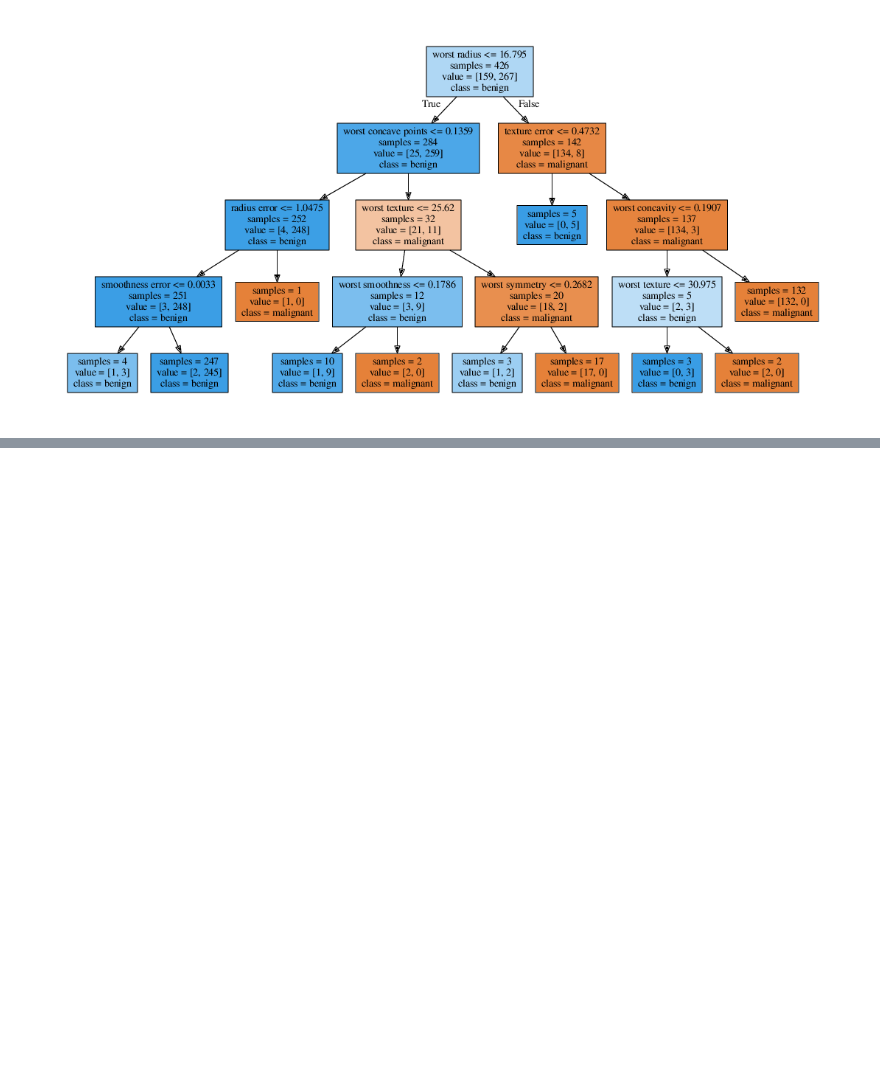
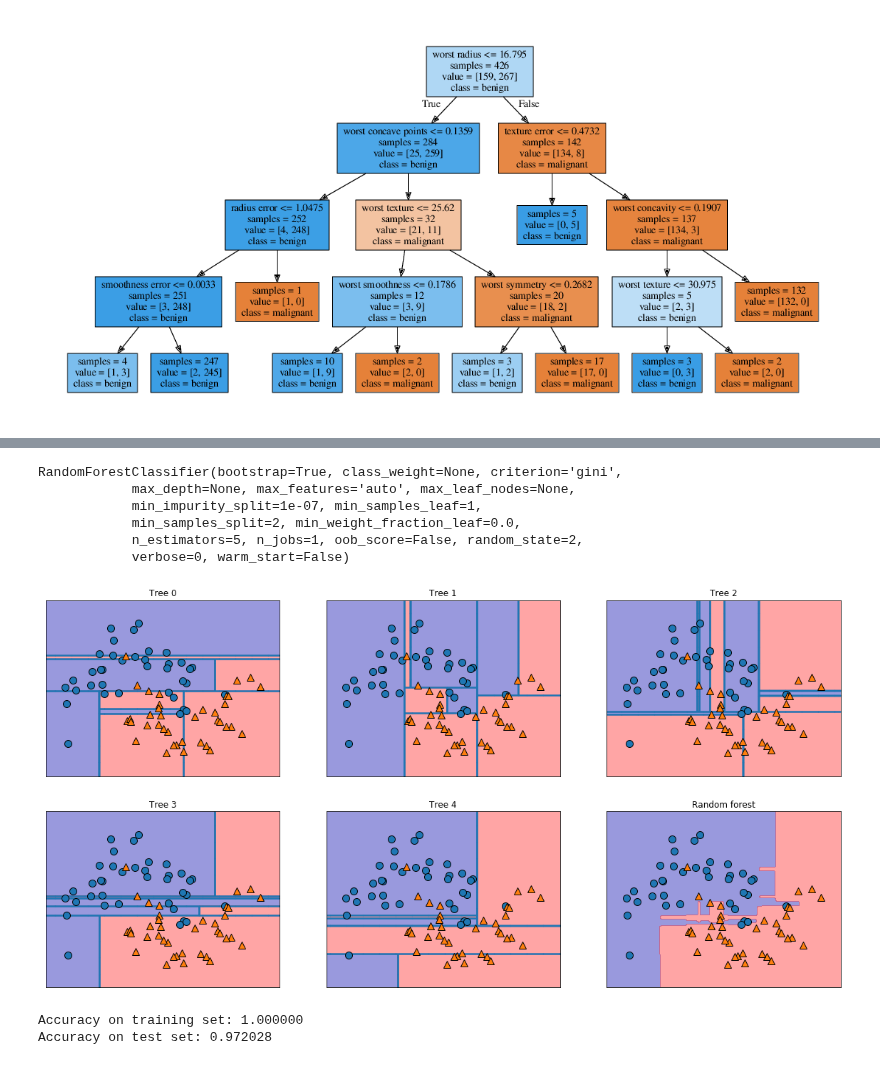
Before and after one commit to rodsveiga/ML_with_Python-Study_notes, a Jupyter notebook: Supervised_Learning.ipynb, the cells around one changed output, grey strips where cells are left out. Cells and saved outputs as stored; diff of their text form; code cells hidden in the pictures; blank space fills up the shorter version.

```diff
--- a/Supervised_Learning.ipynb
+++ b/Supervised_Learning.ipynb
@@ -912,0 +1047,76 @@ WImage(filename='Source.gv.pdf')
+# %%
+# ANALYZING RANDOM FORESTS
+
+# We construct for the `two_moon` data studied before, a five tree random forest.
+
+from sklearn.ensemble import RandomForestClassifier
+from sklearn.datasets import make_moons
+
+X, y = make_moons(n_samples=100, noise=0.25, random_state=3)
+X_train, X_test, y_train, y_test = train_test_split(X, y,
+                                                    stratify=y, random_state=42)
+
+forest = RandomForestClassifier(n_estimators=5, random_state=2)
+forest.fit(X_train, y_train)
+
+# Make sure to take a look at RandomForestClassifier documentation to understand the
+# parameters. From the documentation:
+
+# "A random forest is a meta estimator that fits a number of decision tree classifiers
+# on various sub-samples of the data set and use averaging to improve the predictive
+# accuracy and control over-fitting. The sub-sample size is always the same as the
+# original input sample size but the samples are drawn with replacement
+# if `bootstrap=True` (default)."
+# %% [output]
+RandomForestClassifier(bootstrap=True, class_weight=None, criterion='gini',
+            max_depth=None, max_features='auto', max_leaf_nodes=None,
+            min_impurity_split=1e-07, min_samples_leaf=1,
+            min_samples_split=2, min_weight_fraction_leaf=0.0,
+            n_estimators=5, n_jobs=1, oob_score=False, random_state=2,
+            verbose=0, warm_start=False)
+# %%
+# The individual trees are stored in the `estimator_` attribute. Let's visualize the
+# decision boundaries learned by each tree, together with their aggregate prediction. In
+# other words, the random forest prediction.
+
+fig, axes = plt.subplots(2, 3, figsize=(20, 10))
+for i, (ax, tree) in enumerate(zip(axes.ravel(), forest.estimators_)):
+    ax.set_title("Tree {}".format(i))
+    mglearn.plots.plot_tree_partition(X_train, y_train, tree, ax=ax)
+
+mglearn.plots.plot_2d_separator(forest, X_train, fill=True, ax=axes[-1, -1], alpha=.4)
+axes[-1, -1].set_title("Random forest")
+mglearn.discrete_scatter(X_train[:, 0], X_train[:, 1], y_train)
+# The scatter plot could be done also by the line below:
+# plt.scatter(X_train[:, 0], X_train[:, 1], c=np.array(['b', 'r'])[y_train], s=60)
+
+plt.show()
+
+# Note the decisions learned by the five trees are quite different. Each of them makes some
+# mistakes, as some of the training points plotted here were not included in the training
+# set of the tree, due to bootstrap sampling.
+
+# The random forest over-fits less than any of the trees individually and provides a much
+# more intuitive decision boundary.
+# %% [output]
+[figure, added]
+# %%
+# In real applications many more tress are used, often hundreds or thousands, leading to
+# even smoother boundaries.
+
+# Applying a random forest of 100 tress on the breast cancer data set:
+
+X_train, X_test, y_train, y_test = train_test_split(cancer.data, cancer.target, random_state=0)
+forest = RandomForestClassifier(n_estimators=100, random_state=0)
+forest.fit(X_train, y_train)
+
+print("Accuracy on training set: %f" % forest.score(X_train, y_train))
+print("Accuracy on test set: %f" % forest.score(X_test, y_test))
+
+# The random forest gives an accuracy of 97%, better than the linear models or a single
+# decision tree, without tuning any parameters. The `max_features` setting could be
+# adjusted or it could be applied pre-pruning as it was done for a single tree. However,
+# often the default parameters already work quite well.
+# %% [output]
+Accuracy on training set: 1.000000
+Accuracy on test set: 0.972028
```
Also changed, not shown: parts of 12 cells of this notebook.
